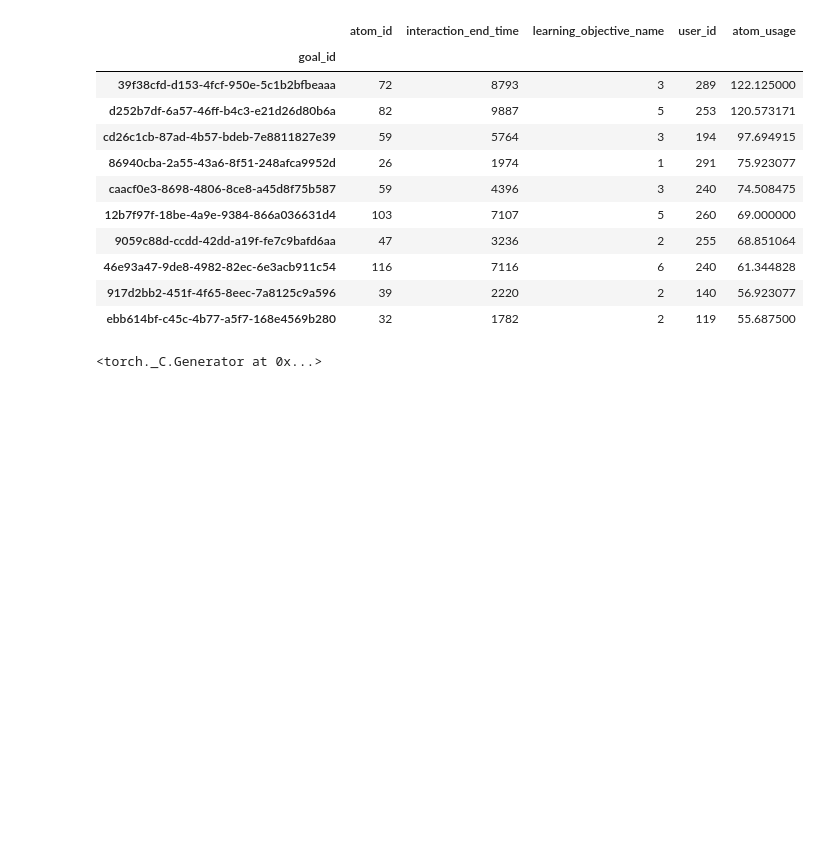
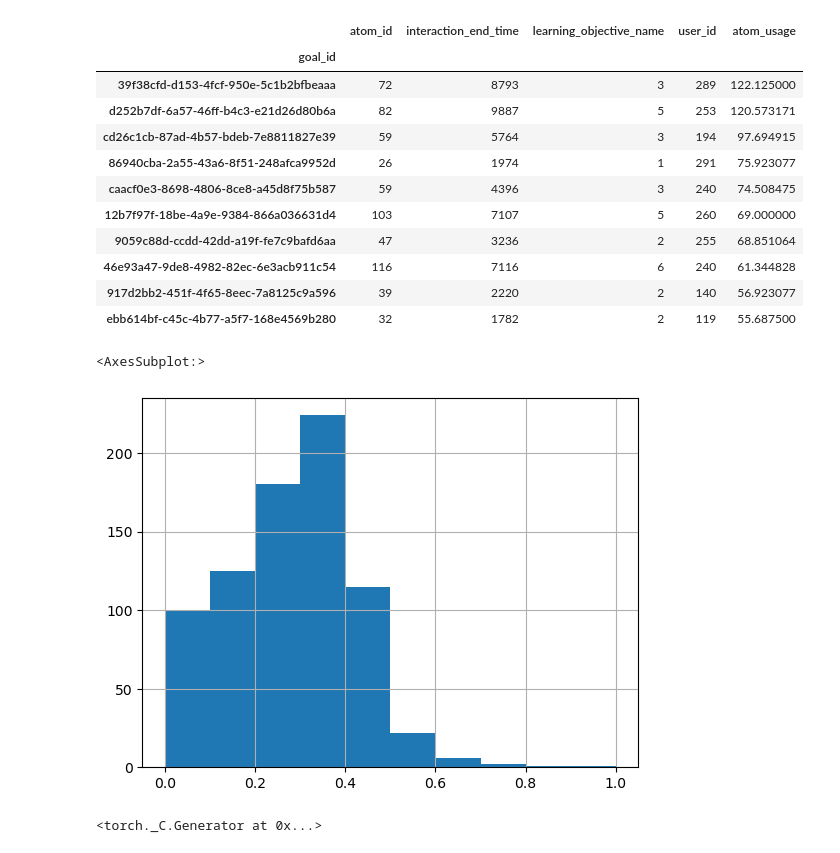
Before and after one commit to MadushanPathirana/msc-research, a Jupyter notebook: adaptive learning/creating graph/working_model/best_model_test_train_atom_similarity.ipynb, the cells around one changed output. Cells and saved outputs as stored; diff of their text form; code cells hidden in the pictures; blank space fills up the shorter version.

```diff
--- a/adaptive learning/creating graph/working_model/best_model_test_train_atom_similarity.ipynb
+++ b/adaptive learning/creating graph/working_model/best_model_test_train_atom_similarity.ipynb
@@ -125,6 +159,11 @@ summary.sort_values('atom_usage',ascending=False).head(10)
 | 46e93a47-9de8-4982-82ec-6e3acb911c54 | 116 | 7116 | 6 | 240 | 61.344828 |
 | 917d2bb2-451f-4f65-8eec-7a8125c9a596 | 39 | 2220 | 2 | 140 | 56.923077 |
 | ebb614bf-c45c-4b77-a5f7-168e4569b280 | 32 | 1782 | 2 | 119 | 55.687500 |
+# %%
+(1-lo_difficulty.lo_difficulty).hist()
+# %% [output]
+<AxesSubplot:>
+[figure, added]
 # %%
 def atom_similarity(dfg):
     standardscaler=StandardScaler()
```
Also changed, not shown: parts of 44 cells of this notebook, 9 other files.
